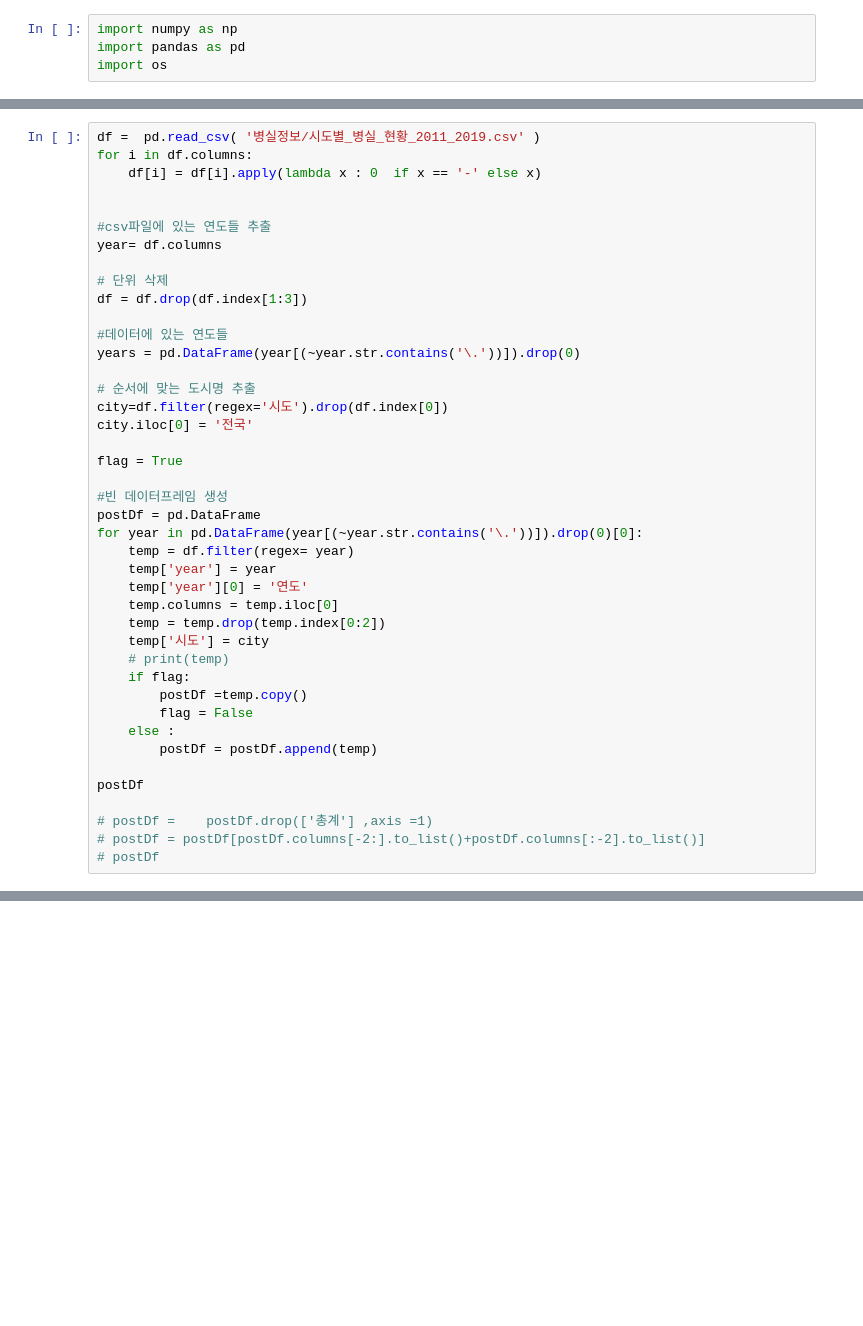
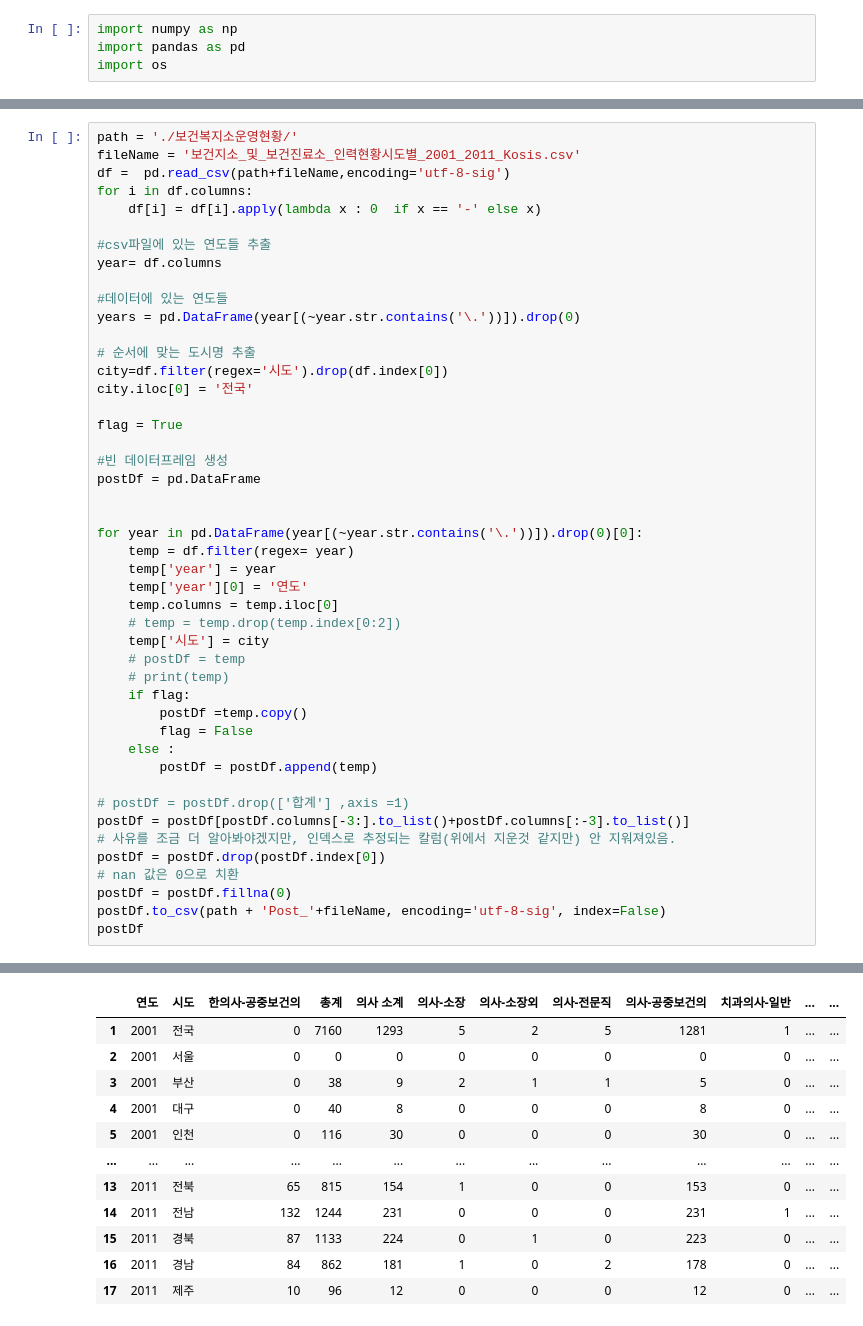
Before and after one commit to bapadapa/IITP_Project, a Jupyter notebook: Data/HospitalPublicData/SH_DataCleansing.ipynb, the cells around one changed output, grey strips where cells are left out. Cells and saved outputs as stored; diff of their text form; blank space fills up the shorter version.

```diff
--- a/Data/HospitalPublicData/SH_DataCleansing.ipynb
+++ b/Data/HospitalPublicData/SH_DataCleansing.ipynb
@@ -84,16 +86,14 @@ See the caveats in the documentation: https://pandas.pydata.org/pandas-docs/stab
 | 19 | 2019 | 제주 | 1 | 5.9 | 1 | 5.9 | 2 | ... |
 90 rows × 22 columns
 # %%
-df =  pd.read_csv( '병실정보/시도별_병실_현황_2011_2019.csv' )
+path = './보건복지소운영현황/'
+fileName = '보건지소_및_보건진료소_인력현황시도별_2001_2011_Kosis.csv'
+df =  pd.read_csv(path+fileName,encoding='utf-8-sig')
 for i in df.columns:
     df[i] = df[i].apply(lambda x : 0  if x == '-' else x)
 
-
 #csv파일에 있는 연도들 추출
 year= df.columns
-
-# 단위 삭제
-df = df.drop(df.index[1:3])
 
 #데이터에 있는 연도들
 years = pd.DataFrame(year[(~year.str.contains('\.'))]).drop(0)
@@ -106,13 +106,16 @@ flag = True
 
 #빈 데이터프레임 생성
 postDf = pd.DataFrame
+
+
 for year in pd.DataFrame(year[(~year.str.contains('\.'))]).drop(0)[0]:
     temp = df.filter(regex= year)
     temp['year'] = year
     temp['year'][0] = '연도'
     temp.columns = temp.iloc[0]
-    temp = temp.drop(temp.index[0:2])
+    # temp = temp.drop(temp.index[0:2])
     temp['시도'] = city
+    # postDf = temp
     # print(temp)
     if flag:
         postDf =temp.copy()
@@ -120,11 +123,14 @@ for year in pd.DataFrame(year[(~year.str.contains('\.'))]).drop(0)[0]:
     else :
         postDf = postDf.append(temp)
 
+# postDf = postDf.drop(['합계'] ,axis =1)
+postDf = postDf[postDf.columns[-3:].to_list()+postDf.columns[:-3].to_list()]
+# 사유를 조금 더 알아봐야겠지만, 인덱스로 추정되는 칼럼(위에서 지운것 같지만) 안 지워져있음.
+postDf = postDf.drop(postDf.index[0])
+# nan 값은 0으로 치환
+postDf = postDf.fillna(0)
+postDf.to_csv(path + 'Post_'+fileName, encoding='utf-8-sig', index=False)
 postDf
-
-# postDf =    postDf.drop(['총계'] ,axis =1)
-# postDf = postDf[postDf.columns[-2:].to_list()+postDf.columns[:-2].to_list()]
-# postDf
 # %% [output]
 A value is trying to be set on a copy of a slice from a DataFrame.
 Try using .loc[row_indexer,col_indexer] = value instead
@@ -137,0 +149,12 @@ See the caveats in the documentation: https://pandas.pydata.org/pandas-docs/stab
+|  | 연도 | 시도 | 한의사-공중보건의 | 총계 | 의사 소계 | 의사-소장 | 의사-소장외 | 의사-전문직 | 의사-공중보건의 | 치과의사-일반 | ... | ... |
+| 1 | 2001 | 전국 | 0 | 7160 | 1293 | 5 | 2 | 5 | 1281 | 1 | ... | ... |
+| 2 | 2001 | 서울 | 0 | 0 | 0 | 0 | 0 | 0 | 0 | 0 | ... | ... |
+| 3 | 2001 | 부산 | 0 | 38 | 9 | 2 | 1 | 1 | 5 | 0 | ... | ... |
+| 4 | 2001 | 대구 | 0 | 40 | 8 | 0 | 0 | 0 | 8 | 0 | ... | ... |
+| 5 | 2001 | 인천 | 0 | 116 | 30 | 0 | 0 | 0 | 30 | 0 | ... | ... |
+| ... | ... | ... | ... | ... | ... | ... | ... | ... | ... | ... | ... | ... |
+| 13 | 2011 | 전북 | 65 | 815 | 154 | 1 | 0 | 0 | 153 | 0 | ... | ... |
+| 14 | 2011 | 전남 | 132 | 1244 | 231 | 0 | 0 | 0 | 231 | 1 | ... | ... |
+| 15 | 2011 | 경북 | 87 | 1133 | 224 | 0 | 1 | 0 | 223 | 0 | ... | ... |
+| 16 | 2011 | 경남 | 84 | 862 | 181 | 1 | 0 | 2 | 178 | 0 | ... | ... |
+| 17 | 2011 | 제주 | 10 | 96 | 12 | 0 | 0 | 0 | 12 | 0 | ... | ... |
```
Also changed, not shown: parts of 4 cells of this notebook, 1 other file.
